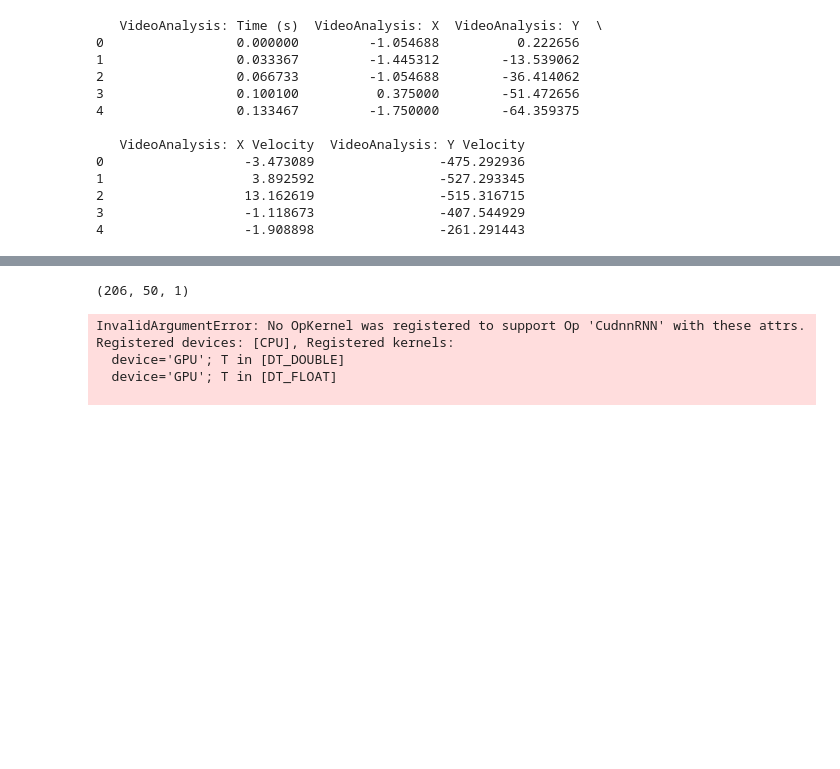
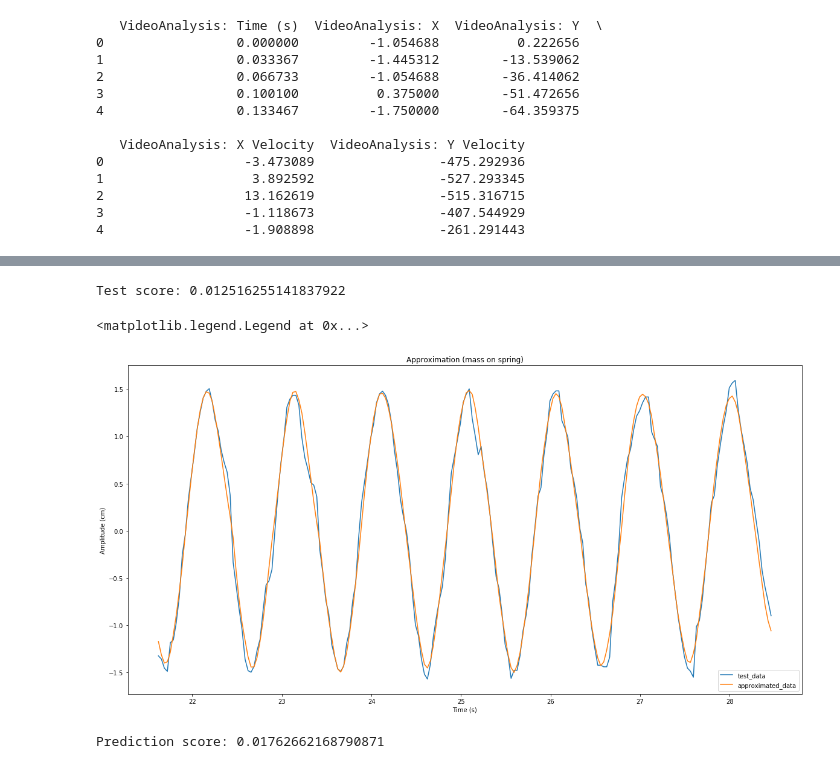
Before and after one commit to khoa-ho/deep-learning-physics, a Jupyter notebook: 5-13-2018 - Mass on spring.ipynb, the cells around one changed output, grey strips where cells are left out. Saved outputs shown, nothing was run; the diff lists cells and outputs as text; code cells hidden in the pictures; blank space fills up the shorter version.

Commit message:
More prediction sucesses

```diff
--- a/5-13-2018 - Mass on spring.ipynb
+++ b/5-13-2018 - Mass on spring.ipynb
@@ -112,11 +142,45 @@ InternalError: Failed to create session.
 # %%
 # evaluate model fit
-print(X_test.shape)
-score = model.evaluate(X_test, y_test)
-print('Test score:', score)
+test_prediction = model.predict(X_test)
+# score = model.evaluate(X_test, y_test)
+# evaluate
+print('Test score:', np.mean((test_prediction-y_test)**2))
 # %% [output]
-(206, 50, 1)
+Test score: 0.012516255141837922
-InvalidArgumentError: No OpKernel was registered to support Op 'CudnnRNN' with these attrs.  Registered devices: [CPU], Registered kernels:
-  device='GPU'; T in [DT_DOUBLE]
-  device='GPU'; T in [DT_FLOAT]
-
+# %%
+# generate the time axis for visualization
+t_step = np.mean(time[1:]-time[:-1])
+t_start = time[-len(y_test)]
+
+def gen_time(data):
+    t = np.arange(t_start, t_start+len(data)*t_step, t_step)
+    return t
+# %%
+# visualize approximation performance on test data set
+t1 = gen_time(y_test)
+
+plt.figure(figsize=(20,10))
+plt.plot(t1, y_test[:], label='test_data')
+plt.plot(t1, test_prediction[:], label='approximated_data')
+plt.title('Approximation (mass on spring)')
+plt.xlabel('Time (s)')
+plt.ylabel('Amplitude (cm)')
+plt.legend()
+# %% [output]
+<matplotlib.legend.Legend at 0x...>
+[figure, added]
+# %%
+# perform modelling
+X_model = X_test[0]
+modelled_data = []
+dims = 1, X_model.shape[0], X_model.shape[1]
+for i in range(len(y_test)*2):
+    prev_steps = X_model.reshape(*dims)
+    next_step = model.predict(prev_steps)
+    modelled_data.append(list(next_step[0]))
+    X_model = np.append(X_model[1:], next_step)
+
+# evaluate
+print('Prediction score:', np.mean((modelled_data[:len(y_test)]-y_test)**2))
+# %% [output]
+Prediction score: 0.01762662168790871
```
Also changed, not shown: parts of 8 cells of this notebook, 10 other files.
